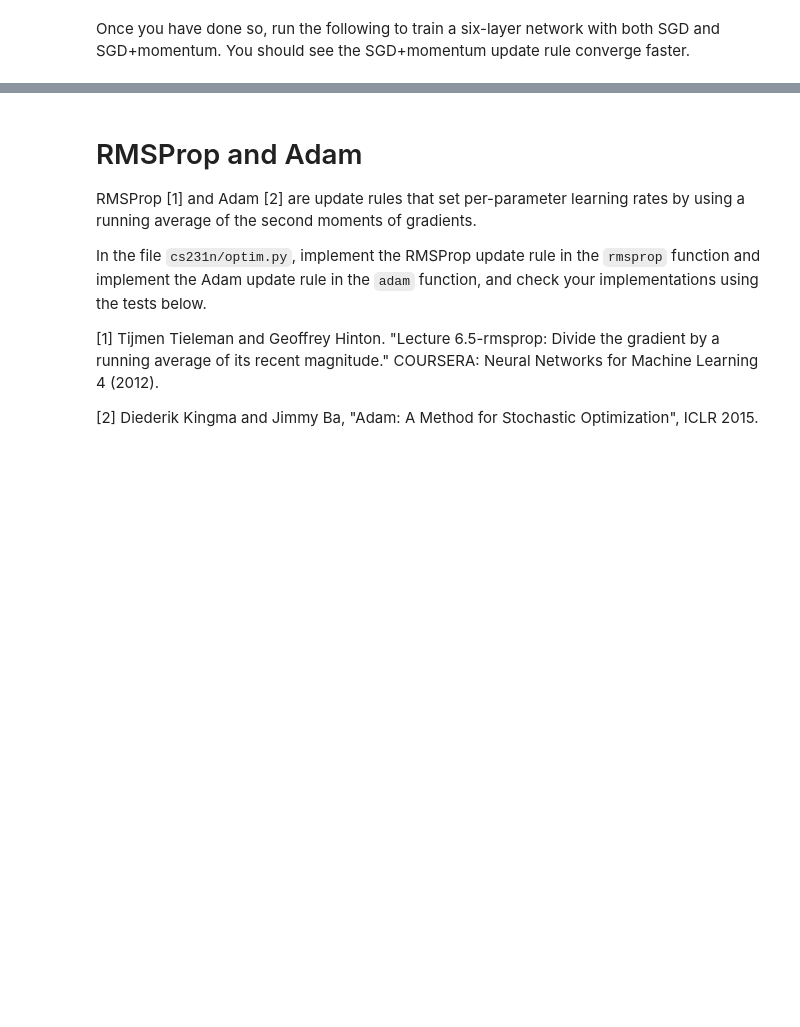
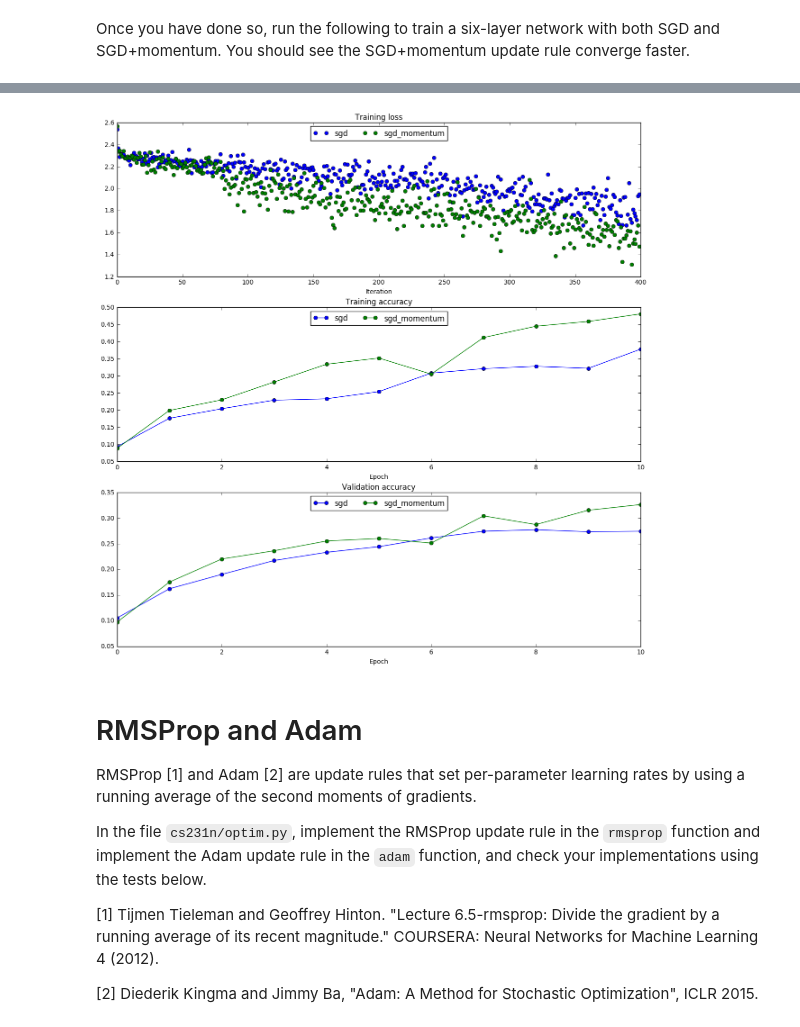
Before and after one commit to johngoddard/cs-231n, a Jupyter notebook: assignment2/FullyConnectedNets.ipynb, the cells around one changed output, grey strips where cells are left out. Drawn from its saved outputs; the diff is of its cells as text; code cells hidden in the pictures; blank space fills up the shorter version.

```diff
--- a/assignment2/FullyConnectedNets.ipynb
+++ b/assignment2/FullyConnectedNets.ipynb
@@ -457,7 +566,7 @@ for update_rule in ['sgd', 'sgd_momentum']:
   model = FullyConnectedNet([100, 100, 100, 100, 100], weight_scale=5e-2)
 
   solver = Solver(model, small_data,
-                  num_epochs=5, batch_size=100,
+                  num_epochs=10, batch_size=100,
                   update_rule=update_rule,
                   optim_config={
                     'learning_rate': 1e-2,
@@ -494,3 +603,4 @@ for i in [1, 2, 3]:
   plt.legend(loc='upper center', ncol=4)
 plt.gcf().set_size_inches(15, 15)
 plt.show()
+# %% [output]
@@ -497,3 +624,4 @@ plt.show()
+[figure, added]
 # %% [markdown]
 # RMSProp and Adam
 RMSProp [1] and Adam [2] are update rules that set per-parameter learning rates by using a running average of the second moments of gradients.
```
Also changed, not shown: parts of 16 cells of this notebook, 5 other files.
